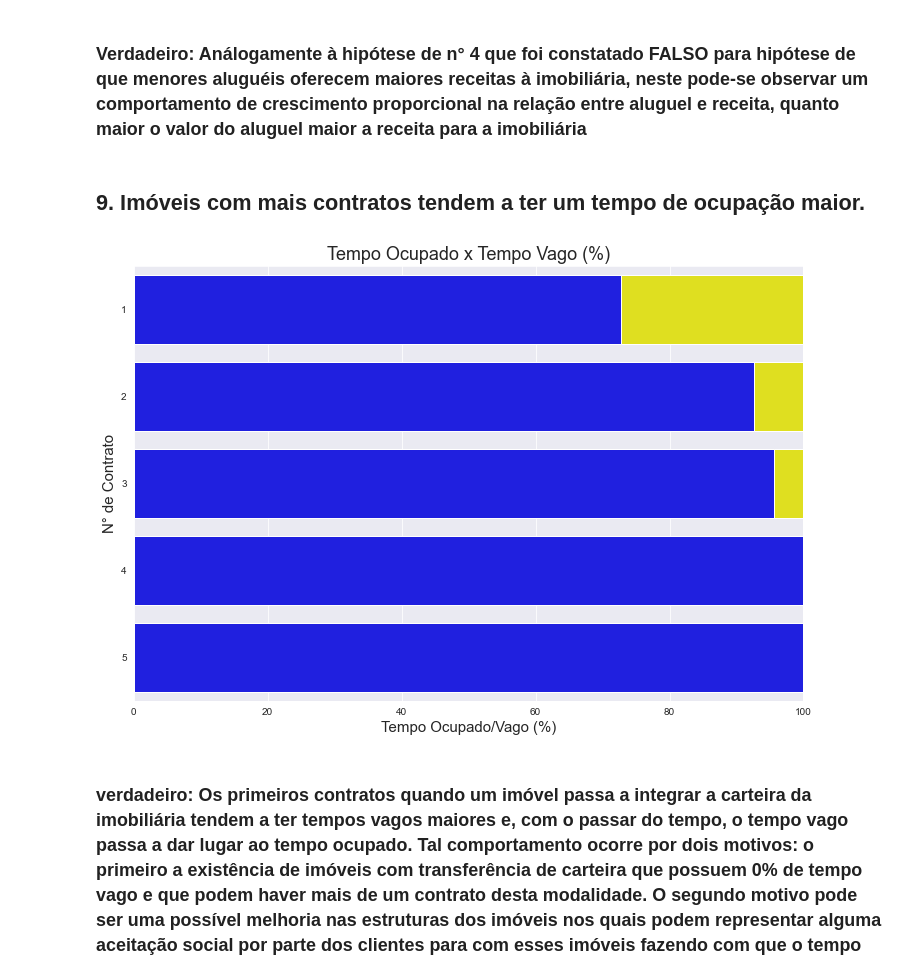
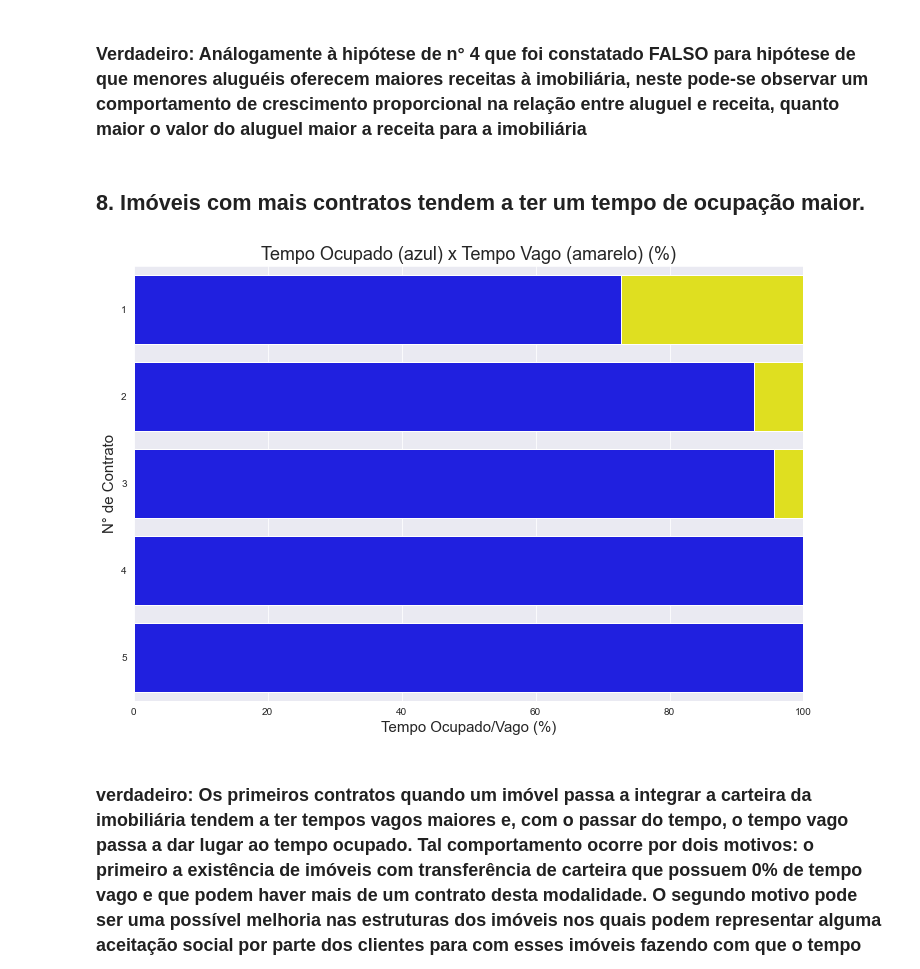
Before and after one commit to PedroSouzaDS/Projeto_Business_Intelligence_Completo-Imobili-ria_New_Offices-, a Jupyter notebook: EDA_New_Offices.ipynb, the cells around one changed output. Cells and saved outputs as stored; diff of their text form; code cells hidden in the pictures.

```diff
--- a/EDA_New_Offices.ipynb
+++ b/EDA_New_Offices.ipynb
@@ -615,7 +615,7 @@ plt.ylabel('Receita Imobiliária - R$', fontsize = 15);
 # %% [markdown]
 ### Verdadeiro: Análogamente à hipótese de n° 4 que foi constatado FALSO para hipótese de que menores aluguéis oferecem maiores receitas à imobiliária, neste pode-se observar um comportamento de crescimento proporcional na relação entre aluguel e receita, quanto maior o valor do aluguel maior a receita para a imobiliária
 # %% [markdown]
-## 9. Imóveis com mais contratos tendem a ter um tempo de ocupação maior.
+## 8. Imóveis com mais contratos tendem a ter um tempo de ocupação maior.
 # %%
 df_2['Numero_contrato'] = df_2['Numero_contrato'].astype('str')
 # %%
@@ -624,26 +624,26 @@ aux_6['Tempo_total'] = aux_6['Tempo_ocupado'] + aux_6['Tempo_vago']
 # %%
 # Fazer análise em termos de percentuais por numero de contratos
 plt.figure(figsize = (12, 8))
 
 tempo_ocupado = ((aux_6['Tempo_ocupado']/aux_6['Tempo_total']) * 100)
 tempo_vago = ((aux_6['Tempo_vago']/aux_6['Tempo_total']) * 100)
 
 sns.barplot(x = tempo_ocupado,
             y = 'Numero_contrato',
             data = aux_6,
            color = 'blue');
 
 sns.barplot(x = tempo_vago,
             y = 'Numero_contrato',
             data = aux_6,
            color = 'yellow',
            left = tempo_ocupado);
 
-plt.title('Tempo Ocupado x Tempo Vago (%)', fontsize = 18);
+plt.title('Tempo Ocupado (azul) x Tempo Vago (amarelo) (%)', fontsize = 18);
 plt.xlabel('Tempo Ocupado/Vago (%)', fontsize = 15);
 plt.ylabel('N° de Contrato', fontsize = 15);
 # %% [output]
-[figure, old version]
+[figure, new version]
 # %% [markdown]
 ### verdadeiro: Os primeiros contratos quando um imóvel passa a integrar a carteira da imobiliária tendem a ter tempos vagos maiores e, com o passar do tempo, o tempo vago passa a dar lugar ao tempo ocupado. Tal comportamento ocorre por dois motivos: o primeiro a existência de imóveis com transferência de carteira que possuem 0% de tempo vago e que podem haver mais de um contrato desta modalidade. O segundo motivo pode ser uma possível melhoria nas estruturas dos imóveis nos quais podem representar alguma aceitação social por parte dos clientes para com esses imóveis fazendo com que o tempo vago diminua ao longo do tempo, bom como renovações de contratos (Contratos diferentes podem ser feitos com um mesmo inquilino)
 # %% [markdown]
```
Also changed, not shown: parts of 13 cells of this notebook.
